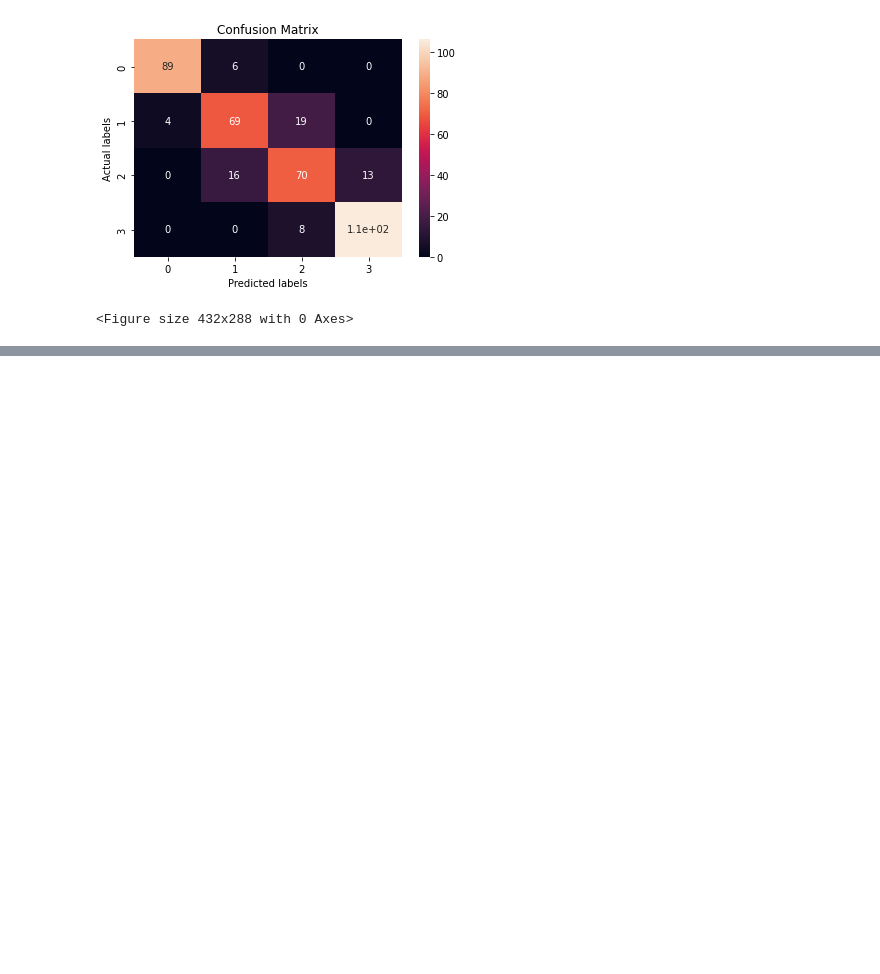
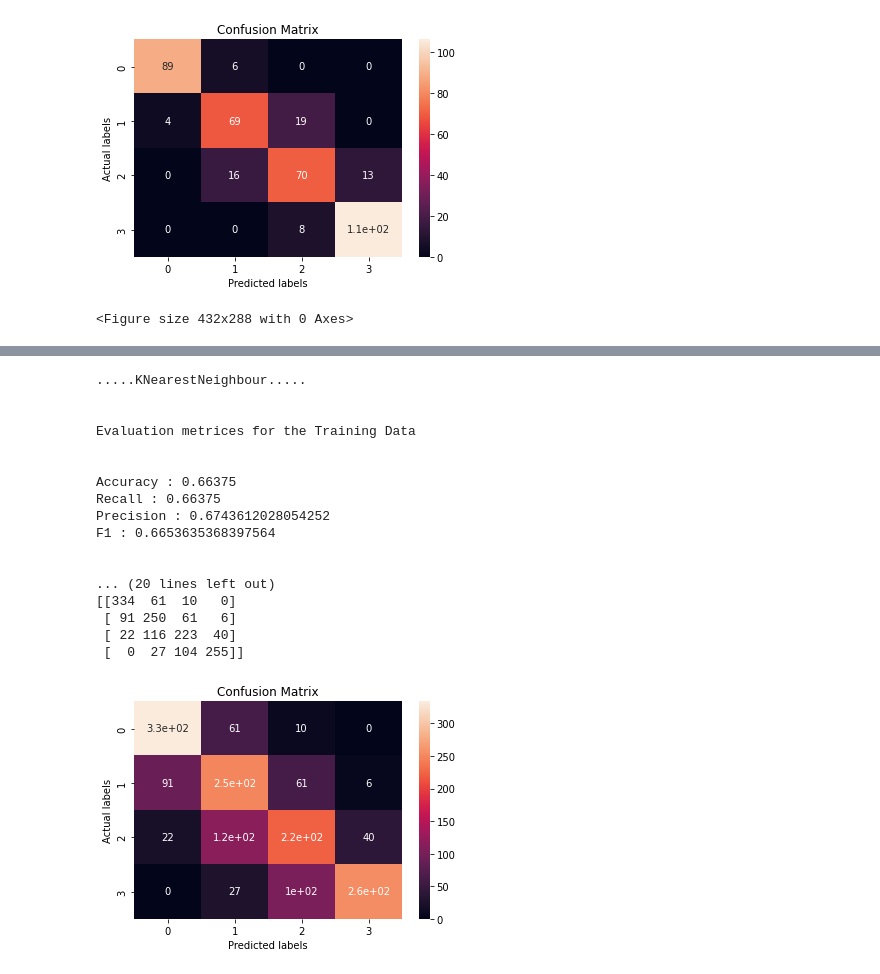
Before and after one commit to DipanshuKumar449/Mobile-Price-Range-Prediction, a Jupyter notebook: Mobile_Price_Range_Prediction.ipynb, the cells around one changed output, grey strips where cells are left out. Saved outputs shown, nothing was run; the diff lists cells and outputs as text; code cells hidden in the pictures; blank space fills up the shorter version.

```diff
--- a/Mobile_Price_Range_Prediction.ipynb
+++ b/Mobile_Price_Range_Prediction.ipynb
@@ -502,7 +502,7 @@ X_test = scaler.transform(X_test)
 def evaluation_model(y_actual,y_pred):
 
   '''
-  This function calculate  metrics for evaluating
+  This function will calculate  diffrent metrics for evaluating
   the perfomance of models
   '''
   list_of_scores=[]
@@ -729,0 +732,78 @@ Confusion metrix for the Testing Data
+# %%
+# Naive Bayes implementation
+from sklearn.neighbors import KNeighborsClassifier
+
+
+print(".....KNearestNeighbour.....")
+print('\n')
+
+KNN = KNeighborsClassifier(n_neighbors=10)
+KNN.fit(X_train,Y_train)
+
+
+# Predictions of Training and Testing Dasets
+
+KNN_pred_train = KNN.predict(X_train)   # Prediction for train dataset
+KNN_pred_test = KNN.predict(X_test)     # Prediction for test dataset
+
+# ............Evaluation.............
+
+print("Evaluation metrices for the Training Data")
+print('\n')
+# calling evaluation_model function
+evaluation_model(Y_train,KNN_pred_train)
+
+print('\n')
+print("----"*15)
+print("----"*15)
+print('\n')
+
+print("Evaluation metrices for the Testing Data")
+print('\n')
+# calling evaluation_model function
+evaluation_model(Y_test,KNN_pred_test)
+
+print('\n')
+print("----"*15)
+print("----"*15)
+print('\n')
+
+#...............Confusion Matrix..............
+
+print("Confusion metrix for the Training Data")
+print('\n')
+# calling confusion metrics function
+confuse_matrix(Y_train,KNN_pred_train)
+plt.figure()
+plt.show()
+
+print('\n')
+print("----"*15)
+print("----"*15)
+print('\n')
+
+print("Confusion metrix for the Testing Data")
+print('\n')
+# calling confusion metrics function
+confuse_matrix(Y_test,KNN_pred_test)
+plt.figure()
+plt.show()
+# %% [output]
+.....KNearestNeighbour.....
+
+
+Evaluation metrices for the Training Data
+
+
+Accuracy : 0.66375
+Recall : 0.66375
+Precision : 0.6743612028054252
+F1 : 0.6653635368397564
+
+
+... (20 lines left out)
+[[334  61  10   0]
+ [ 91 250  61   6]
+ [ 22 116 223  40]
+ [  0  27 104 255]]
+[figure, added]
```
Also changed, not shown: parts of 7 cells of this notebook.
